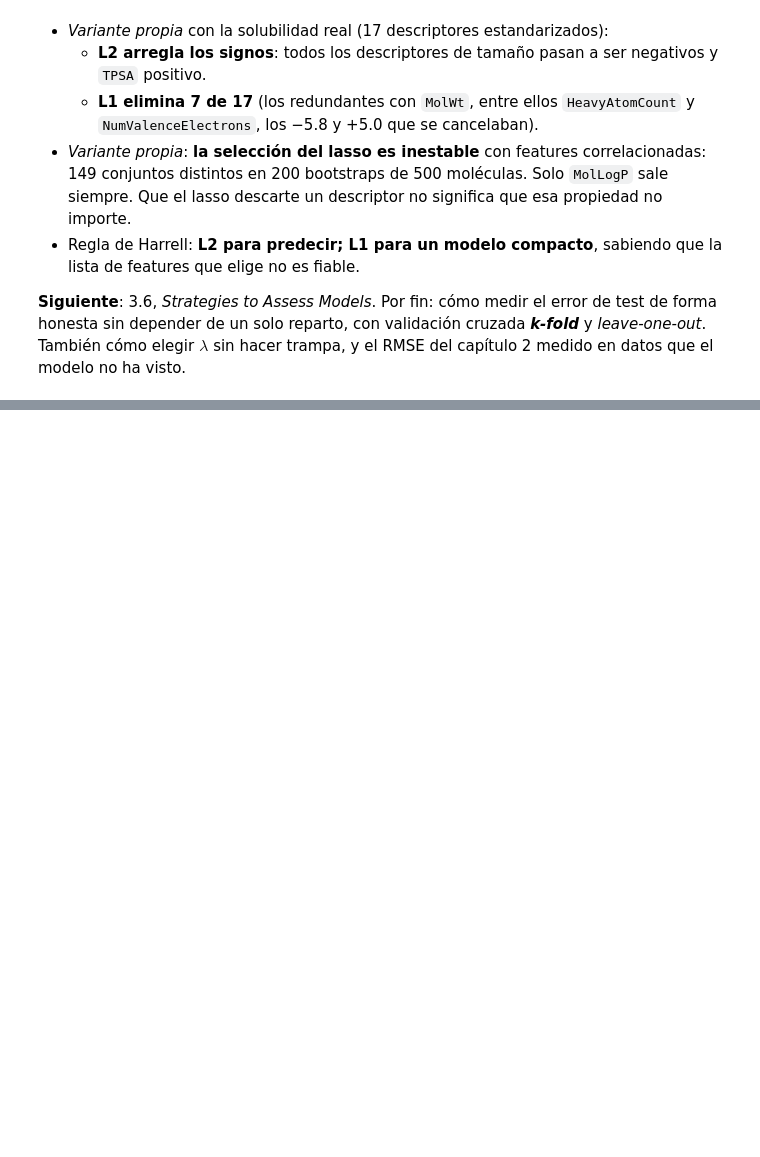
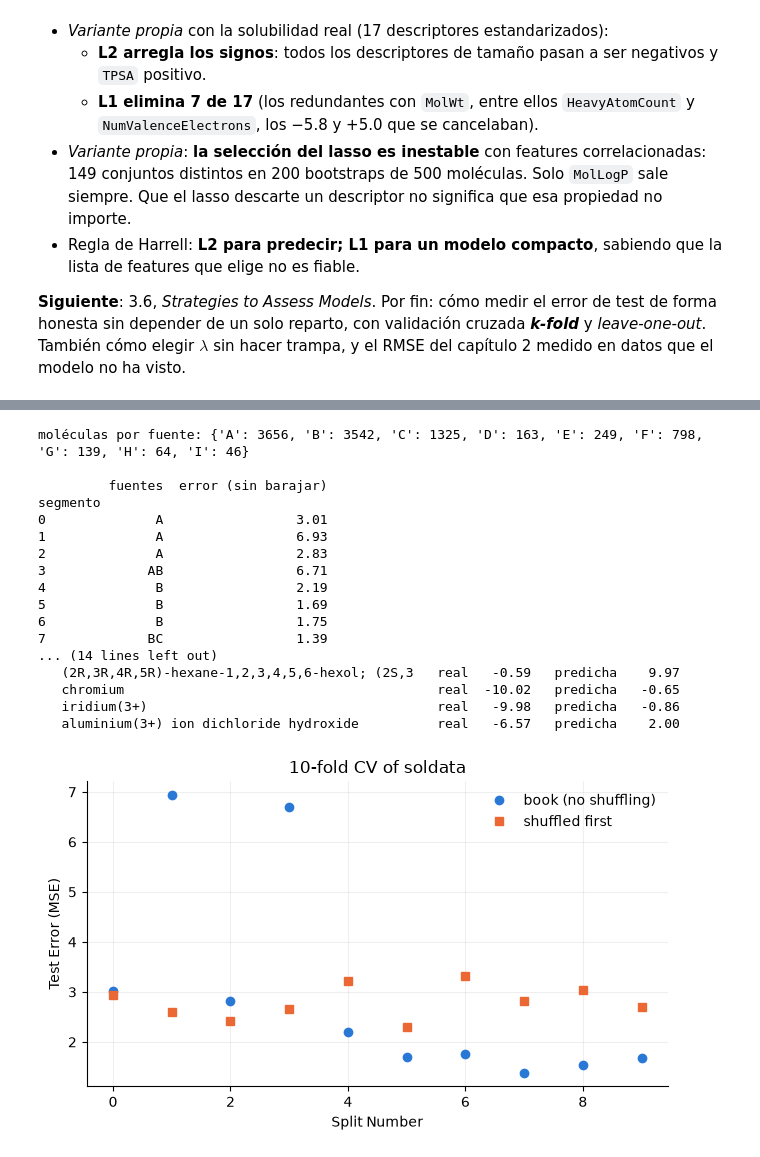
Before and after one commit to alexhrehoret/dmol-study-notes, a Jupyter notebook: notebooks/03_regresion.ipynb, the cells around one changed output, grey strips where cells are left out. Cells and saved outputs as stored; diff of their text form; code cells hidden in the pictures; blank space fills up the shorter version.

```diff
--- a/notebooks/03_regresion.ipynb
+++ b/notebooks/03_regresion.ipynb
@@ -3104,0 +3227,79 @@ elegir $\lambda$ sin hacer trampa, y el RMSE del capítulo 2 medido en datos que
+# %%
+def book_kfold(df, k):
+    # the book's k-fold, as a function: contiguous segments of size N // k
+    N = len(df)
+    splits = list(range(0, N + N // k, N // k))
+    errs = []
+    for i in range(k):
+        test = df[splits[i] : splits[i + 1]]
+        train = pd.concat([df[: splits[i]], df[splits[i + 1] :]])
+        x, y = train[feature_names].values, train["Solubility"].values
+        w, *_ = np.linalg.lstsq(x, y, rcond=None)
+        b = np.mean(y - x @ w)
+        errs.append(np.mean((test[feature_names].values @ w + b - test["Solubility"].values) ** 2))
+    return np.array(errs)
+
+
+fuente = soldata["ID"].str.split("-").str[0]
+print("moléculas por fuente:", fuente.value_counts().sort_index().to_dict())
+
+N = len(soldata)
+seg = N // 10
+filas = []
+for i in range(10):
+    trozo = fuente.iloc[i * seg : (i + 1) * seg]
+    filas.append({"segmento": i, "fuentes": "".join(sorted(trozo.unique())),
+                  "error (sin barajar)": error[i]})
+print()
+print(pd.DataFrame(filas).set_index("segmento").round(2).to_string())
+
+soldata_shuf = soldata.sample(frac=1, random_state=4).reset_index(drop=True)
+error_shuf = book_kfold(soldata_shuf, 10)
+print(f"\nsin barajar (libro): {np.mean(error):.2f} ± {np.std(error, ddof=1):.2f}")
+print(f"barajado:            {error_shuf.mean():.2f} ± {error_shuf.std(ddof=1):.2f}")
+print("error por segmento, barajado:", error_shuf.round(2))
+
+# which molecules make segments 1 and 3 so bad?
+for i in (1, 3):
+    test = soldata[i * seg : (i + 1) * seg]
+    train = soldata.drop(test.index)
+    w, *_ = np.linalg.lstsq(train[feature_names].values, train["Solubility"].values, rcond=None)
+    b = np.mean(train["Solubility"].values - train[feature_names].values @ w)
+    pred = test[feature_names].values @ w + b
+    peores = np.argsort((pred - test["Solubility"].values) ** 2)[::-1][:4]
+    print(f"\nsegmento {i}, las 4 peores:")
+    for j in peores:
+        print(f"   {test['Name'].iloc[j][:45]:47s} real {test['Solubility'].iloc[j]:7.2f}   predicha {pred[j]:7.2f}")
+
+fig, ax = plt.subplots(figsize=(6.5, 4))
+ax.plot(range(10), error, "o", color="#2a78d6", label="book (no shuffling)")
+ax.plot(range(10), error_shuf, "s", color="#eb6834", label="shuffled first")
+ax.set_xlabel("Split Number")
+ax.set_ylabel("Test Error (MSE)")
+ax.set_title("10-fold CV of soldata")
+ax.legend(frameon=False)
+ax.grid(alpha=0.2)
+for sp in ("top", "right"):
+    ax.spines[sp].set_visible(False)
+fig.tight_layout()
+fig.savefig("../figuras/03_cv_barajar.png", dpi=150)
+plt.show()
+# %% [output]
+moléculas por fuente: {'A': 3656, 'B': 3542, 'C': 1325, 'D': 163, 'E': 249, 'F': 798, 'G': 139, 'H': 64, 'I': 46}
+
+         fuentes  error (sin barajar)
+segmento
+0              A                 3.01
+1              A                 6.93
+2              A                 2.83
+3             AB                 6.71
+4              B                 2.19
+5              B                 1.69
+6              B                 1.75
+7             BC                 1.39
+... (14 lines left out)
+   (2R,3R,4R,5R)-hexane-1,2,3,4,5,6-hexol; (2S,3   real   -0.59   predicha    9.97
+   chromium                                        real  -10.02   predicha   -0.65
+   iridium(3+)                                     real   -9.98   predicha   -0.86
+   aluminium(3+) ion dichloride hydroxide          real   -6.57   predicha    2.00
+[figure, added]
```
Also changed, not shown: parts of 24 cells of this notebook, 1 other file.
